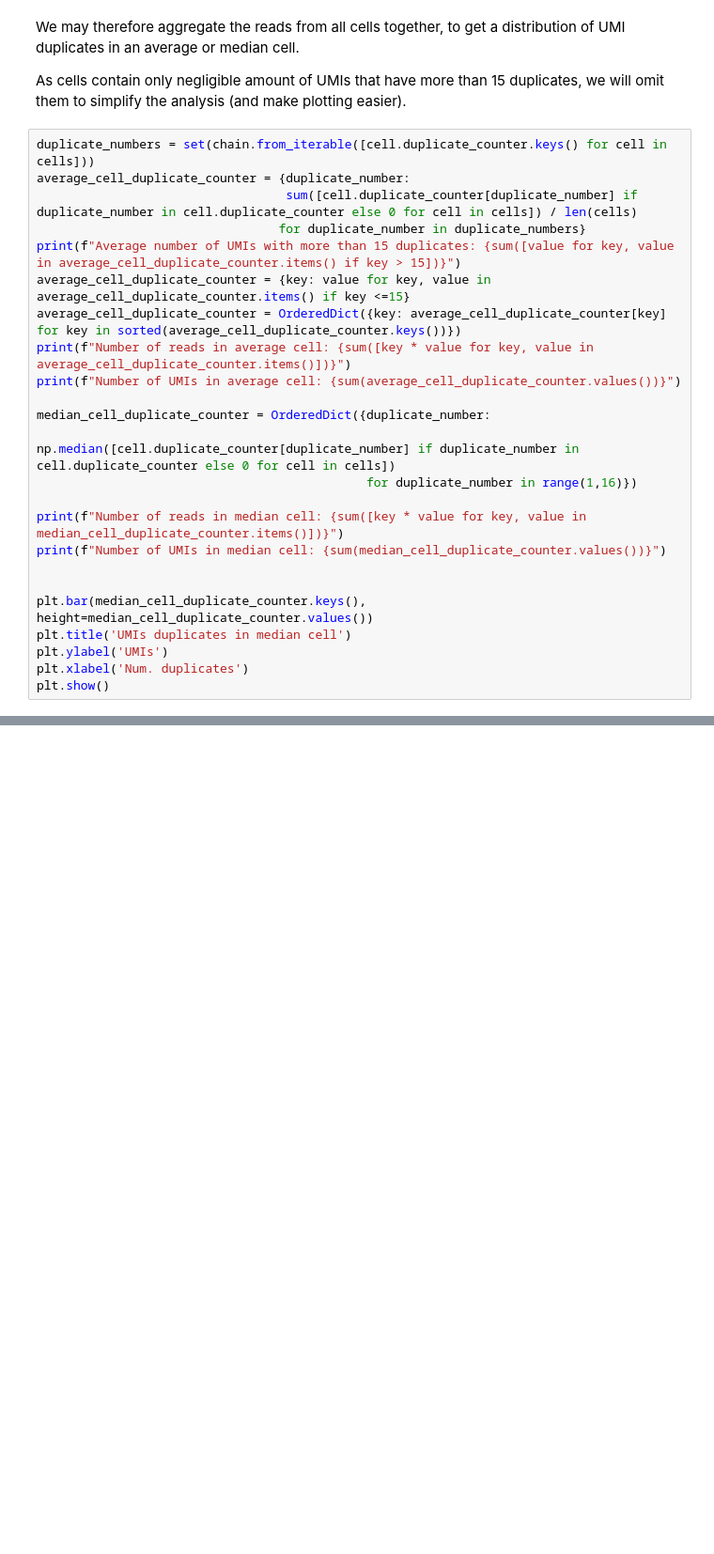
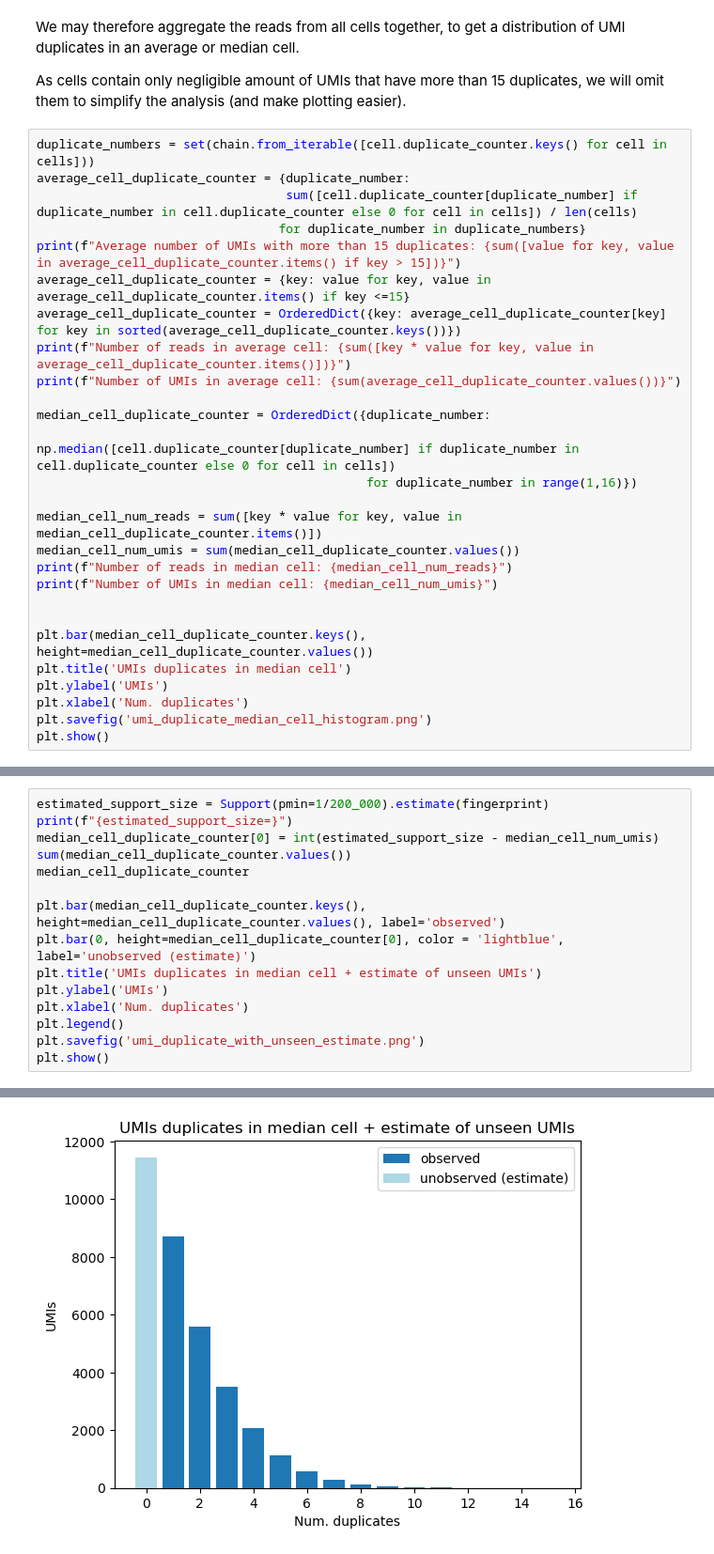
Before and after one commit to jkoubele/phd-stuff, a Jupyter notebook: 02_power_analysis/Usable_UMIs_amount_estimation.ipynb, the cells around one changed output, grey strips where cells are left out. Shown at 94% size. Cells and saved outputs as stored; diff of their text form; blank space fills up the shorter version.

```diff
--- a/02_power_analysis/Usable_UMIs_amount_estimation.ipynb
+++ b/02_power_analysis/Usable_UMIs_amount_estimation.ipynb
@@ -137,14 +143,17 @@ median_cell_duplicate_counter = OrderedDict({duplicate_number:
                                              np.median([cell.duplicate_counter[duplicate_number] if duplicate_number in cell.duplicate_counter else 0 for cell in cells])
                                              for duplicate_number in range(1,16)})
 
-print(f"Number of reads in median cell: {sum([key * value for key, value in median_cell_duplicate_counter.items()])}")
-print(f"Number of UMIs in median cell: {sum(median_cell_duplicate_counter.values())}")
+median_cell_num_reads = sum([key * value for key, value in median_cell_duplicate_counter.items()])
+median_cell_num_umis = sum(median_cell_duplicate_counter.values())
+print(f"Number of reads in median cell: {median_cell_num_reads}")
+print(f"Number of UMIs in median cell: {median_cell_num_umis}")
 
 
 plt.bar(median_cell_duplicate_counter.keys(), height=median_cell_duplicate_counter.values())
 plt.title('UMIs duplicates in median cell')
 plt.ylabel('UMIs')
 plt.xlabel('Num. duplicates')
+plt.savefig('umi_duplicate_median_cell_histogram.png')
 plt.show()
 # %% [output]
 Average number of UMIs with more than 15 duplicates: 0.7395009129640913
@@ -155,0 +186,16 @@ Number of UMIs in median cell: 22102.0
+# %%
+estimated_support_size = Support(pmin=1/200_000).estimate(fingerprint)
+print(f"{estimated_support_size=}")
+median_cell_duplicate_counter[0] = int(estimated_support_size - median_cell_num_umis)
+sum(median_cell_duplicate_counter.values())
+median_cell_duplicate_counter
+
+plt.bar(median_cell_duplicate_counter.keys(), height=median_cell_duplicate_counter.values(), label='observed')
+plt.bar(0, height=median_cell_duplicate_counter[0], color = 'lightblue', label='unobserved (estimate)')
+plt.title('UMIs duplicates in median cell + estimate of unseen UMIs')
+plt.ylabel('UMIs')
+plt.xlabel('Num. duplicates')
+plt.legend()
+plt.savefig('umi_duplicate_with_unseen_estimate.png')
+plt.show()
+# %% [output]
@@ -155,0 +203 @@ Number of UMIs in median cell: 22102.0
+[figure, added]
```
Also changed, not shown: parts of 8 cells of this notebook, 1 other file.
